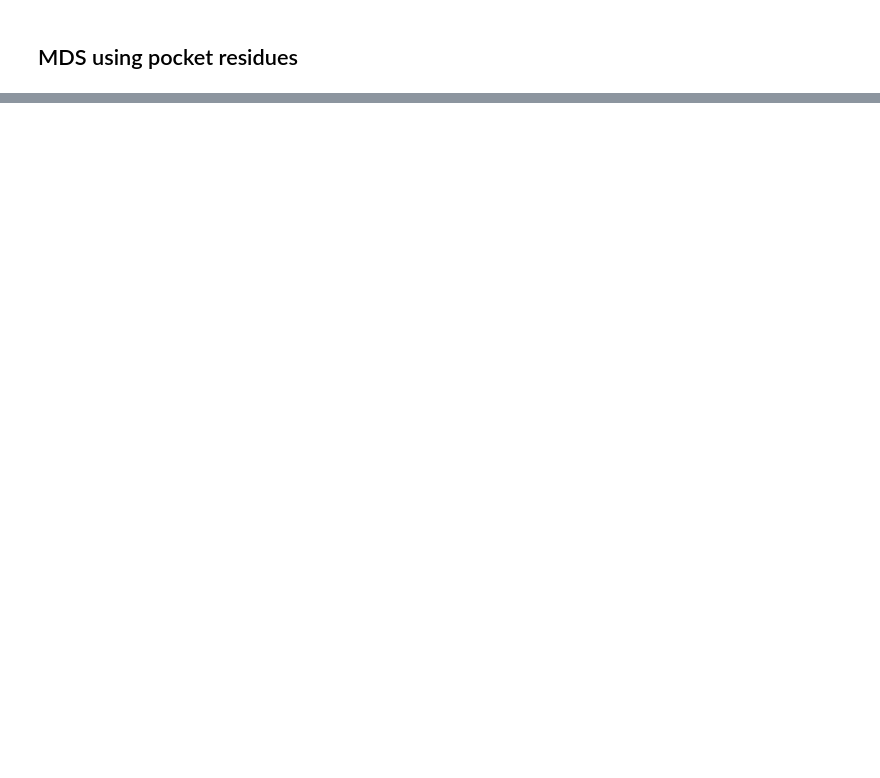
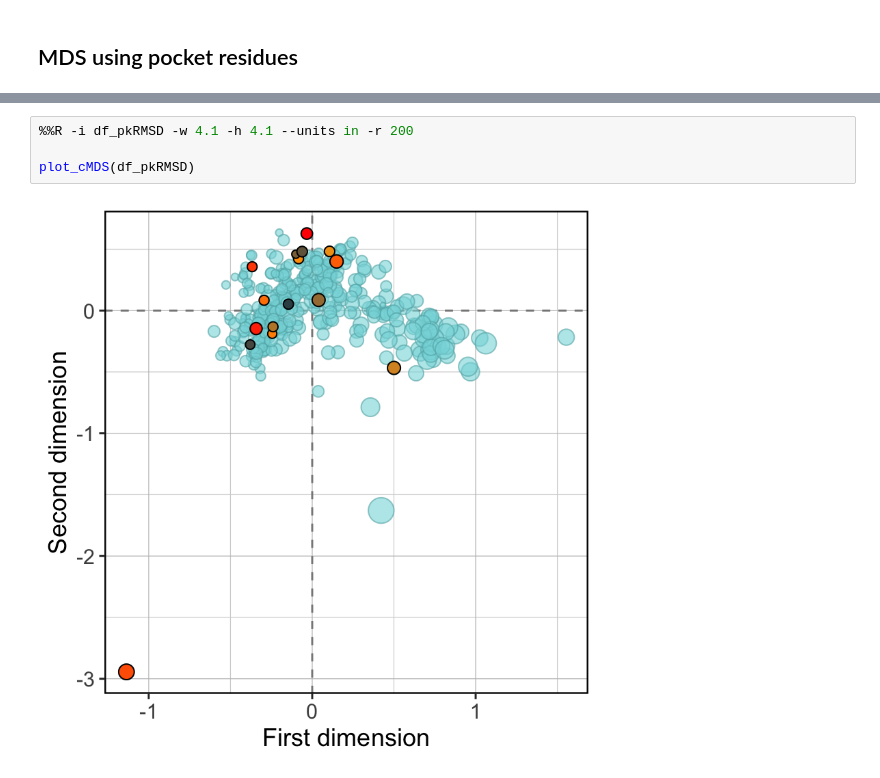
Before and after one commit to jRicciL/ML-ensemble-docking, a Jupyter notebook: cdk2/5_Machine_Learning/7_Best_Confs_MDS.ipynb, the cells around one changed output, grey strips where cells are left out. Saved outputs shown, nothing was run; the diff lists cells and outputs as text; blank space fills up the shorter version.

```diff
--- a/cdk2/5_Machine_Learning/7_Best_Confs_MDS.ipynb
+++ b/cdk2/5_Machine_Learning/7_Best_Confs_MDS.ipynb
@@ -328,0 +299,6 @@ p
+# %%
+%%R -i df_pkRMSD -w 4.1 -h 4.1 --units in -r 200
+
+plot_cMDS(df_pkRMSD)
+# %% [output]
+[figure, added]
```
Also changed, not shown: parts of 33 cells of this notebook.
